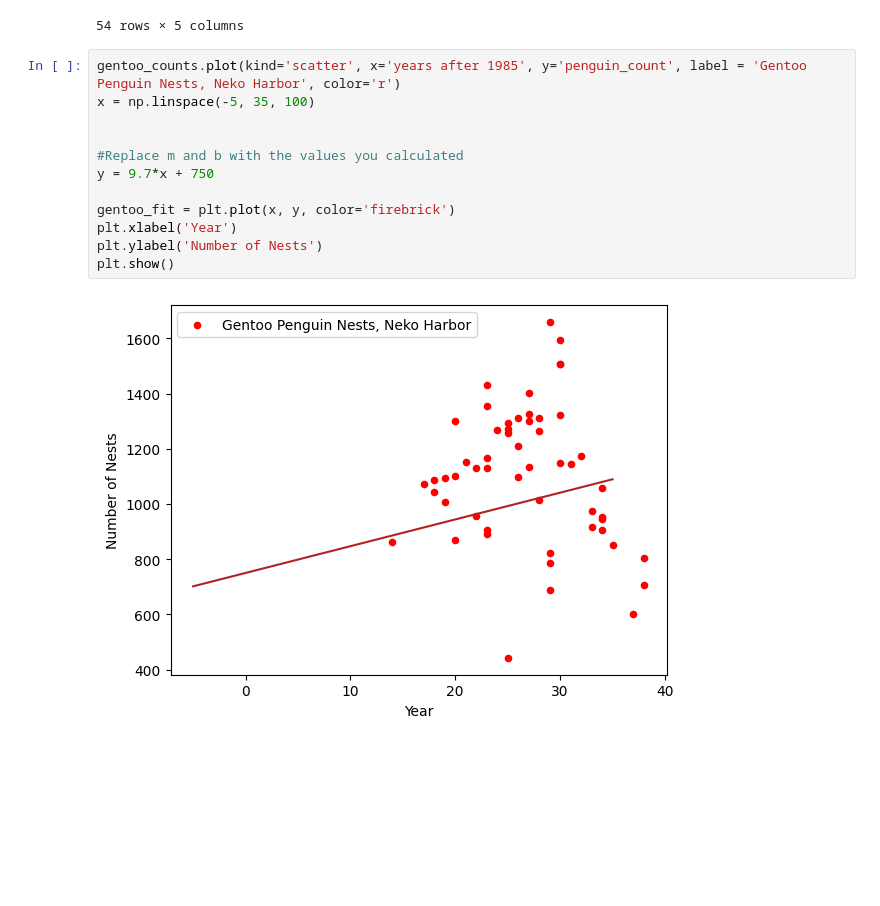
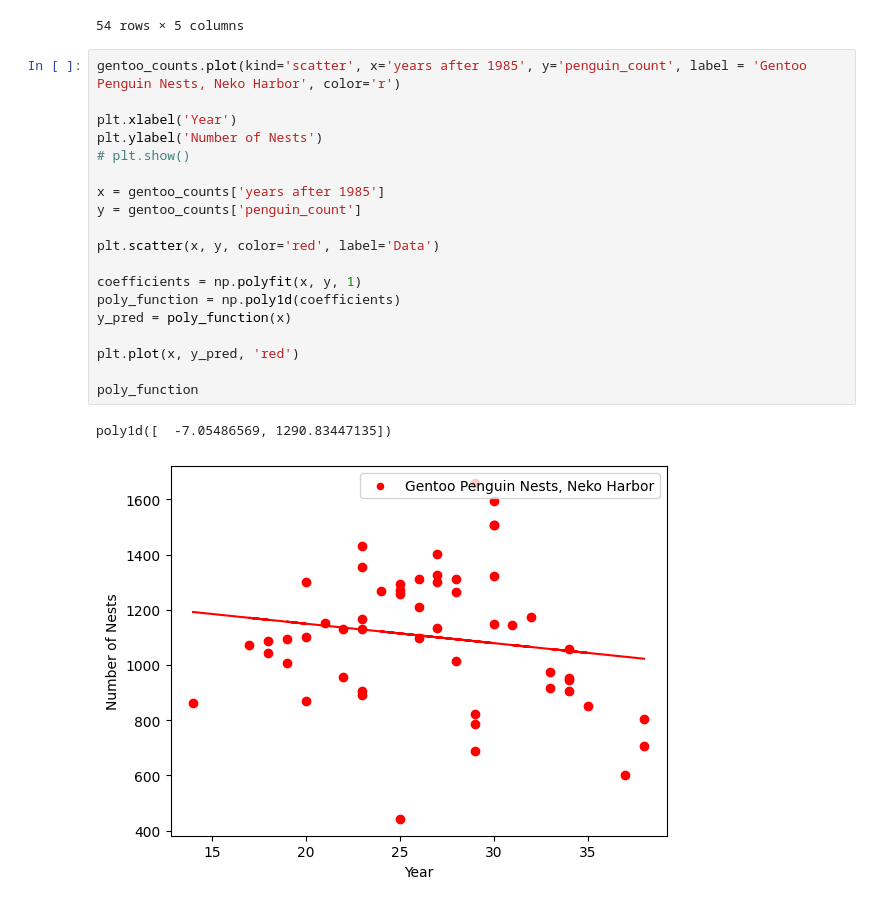
Before and after one commit to shreyaGupta1202/Study_Of_Penguin_Population, a Jupyter notebook: penguins.ipynb, the cells around one changed output. Drawn from its saved outputs; the diff is of its cells as text; blank space fills up the shorter version.

```diff
--- a/penguins.ipynb
+++ b/penguins.ipynb
@@ -129,15 +134,23 @@ gentoo_counts
 54 rows × 5 columns
 # %%
 gentoo_counts.plot(kind='scatter', x='years after 1985', y='penguin_count', label = 'Gentoo Penguin Nests, Neko Harbor', color='r')
-x = np.linspace(-5, 35, 100)
 
-
-#Replace m and b with the values you calculated
-y = 9.7*x + 750
-
-gentoo_fit = plt.plot(x, y, color='firebrick')
 plt.xlabel('Year')
 plt.ylabel('Number of Nests')
-plt.show()
+# plt.show()
+
+x = gentoo_counts['years after 1985']
+y = gentoo_counts['penguin_count']
+
+plt.scatter(x, y, color='red', label='Data')
+
+coefficients = np.polyfit(x, y, 1)
+poly_function = np.poly1d(coefficients)
+y_pred = poly_function(x)
+
+plt.plot(x, y_pred, 'red')
+
+poly_function
 # %% [output]
+poly1d([  -7.05486569, 1290.83447135])
-[figure, old version]
+[figure, new version]
```
Also changed, not shown: parts of 7 cells of this notebook.
